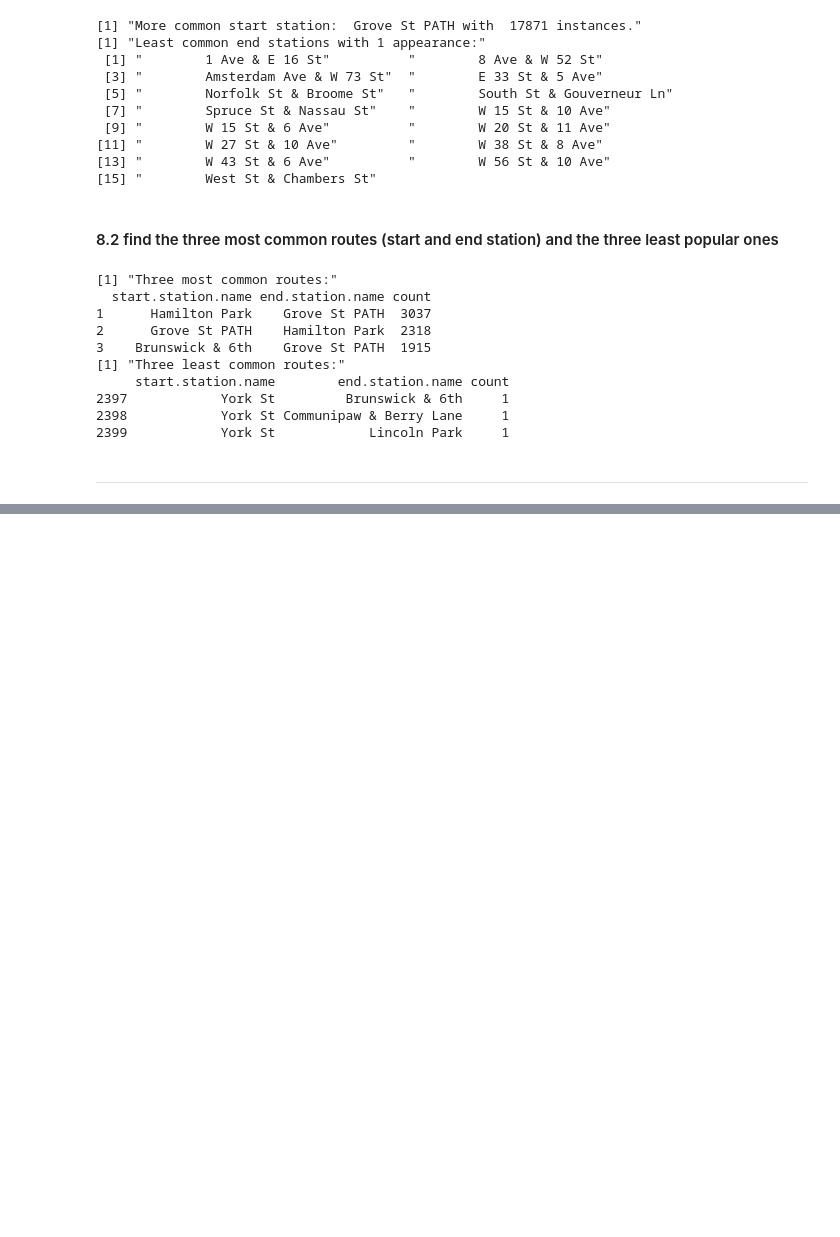
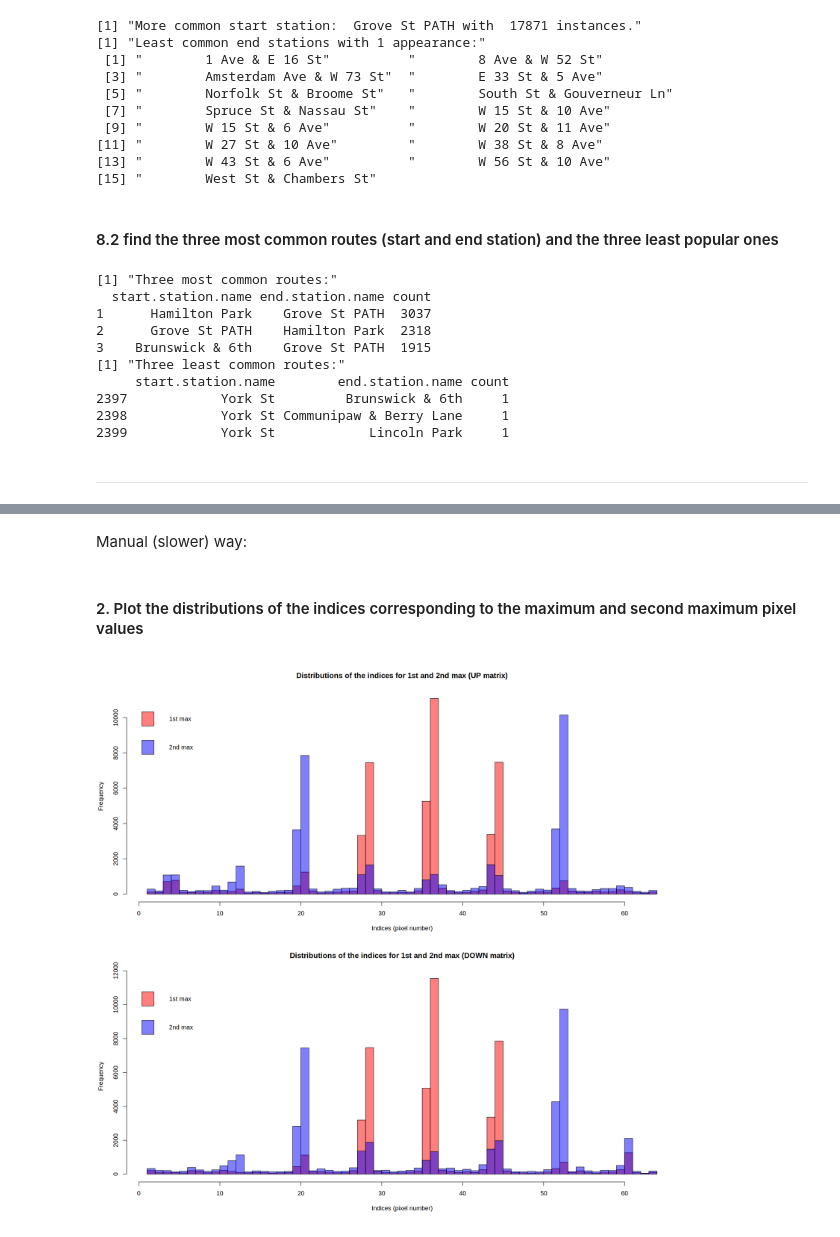
Before and after one commit to seccobenedetto/ex_Advanced_Statistics, a Jupyter notebook: lab_1/lab_1.ipynb, the cells around one changed output, grey strips where cells are left out. Saved outputs shown, nothing was run; the diff lists cells and outputs as text; code cells hidden in the pictures; blank space fills up the shorter version.

```diff
--- a/lab_1/lab_1.ipynb
+++ b/lab_1/lab_1.ipynb
@@ -470,0 +492,16 @@ where Ncols = 8 is the total number of columns in the matrix.
+# %%
+# I first split the data of the two matrixes of pixels:
+data_up   <- data[,1:64]
+data_down <- data[,65:128]
+
+# LET'S FIND THE INDEXES OF THE MAXIMUM OF EACH ROW FOR EACH MATRIX:
+data$idx_max_up  <- apply(data_up, 1, function(x) order(x, decreasing = TRUE)[1])       # I find the index of the max value for each row
+data$idx_max2_up <- apply(data_up, 1, function(x) order(x, decreasing = TRUE)[2])       # index of 2nd max value
+data$idx_max_down  <- apply(data_down, 1, function(x) order(x, decreasing = TRUE)[1])   # same thing for down matrix
+data$idx_max2_down <- apply(data_down, 1, function(x) order(x, decreasing = TRUE)[2])
+
+# LET'S TAKE THE VALUE OF EACH MAXIMUM:
+data$max_up  <- data_up[ cbind(1:n, data$idx_max_up) ]          # with cbind I obtain a matrix of 'coordinates' like (row, column)
+data$max2_up <- data_up[ cbind(1:n, data$idx_max2_up) ]
+data$max_down  <- data_down[ cbind(1:n, data$idx_max_down) ]
+data$max2_down <- data_down[ cbind(1:n, data$idx_max2_down) ]
@@ -470,0 +521,2 @@ where Ncols = 8 is the total number of columns in the matrix.
+# %% [markdown]
+Manual (slower) way:
@@ -470,0 +537,44 @@ where Ncols = 8 is the total number of columns in the matrix.
+# %% [markdown]
+#### 2. Plot the distributions of the indices corresponding to the maximum and second maximum pixel values
+# %%
+# PLOT:
+options(repr.plot.width = 16, repr.plot.height = 15)
+par(cex = 2, mfrow = c(2, 1))
+
+# 1st GRAPH:
+hist(data$idx_max_up,
+     breaks=64,
+     xlab='Indices (pixel number)',
+     col = rgb(1, 0, 0, 0.5),
+     main='Distributions of the indices for 1st and 2nd max (UP matrix)')
+
+hist(data$idx_max2_up,
+     breaks=64,
+     col = rgb(0, 0, 1, 0.5),
+     add=TRUE)
+
+legend('topleft',
+       bty='n',
+      legend=c('1st max','2nd max'),
+      fill = c( rgb(1, 0, 0, 0.5), rgb(0, 0, 1, 0.5) )
+      )
+
+# 2nd GRAPH:
+hist(data$idx_max_down,
+     breaks=64,
+     xlab='Indices (pixel number)',
+     col = rgb(1, 0, 0, 0.5),
+     main='Distributions of the indices for 1st and 2nd max (DOWN matrix)')
+
+hist(data$idx_max2_down,
+     breaks=64,
+     col = rgb(0, 0, 1, 0.5),
+     add=TRUE)
+
+legend('topleft',
+       bty='n',
+      legend=c('1st max','2nd max'),
+      fill = c( rgb(1, 0, 0, 0.5), rgb(0, 0, 1, 0.5) )
+      )
+# %% [output]
+[figure, added]
```
Also changed, not shown: parts of 18 cells of this notebook.
